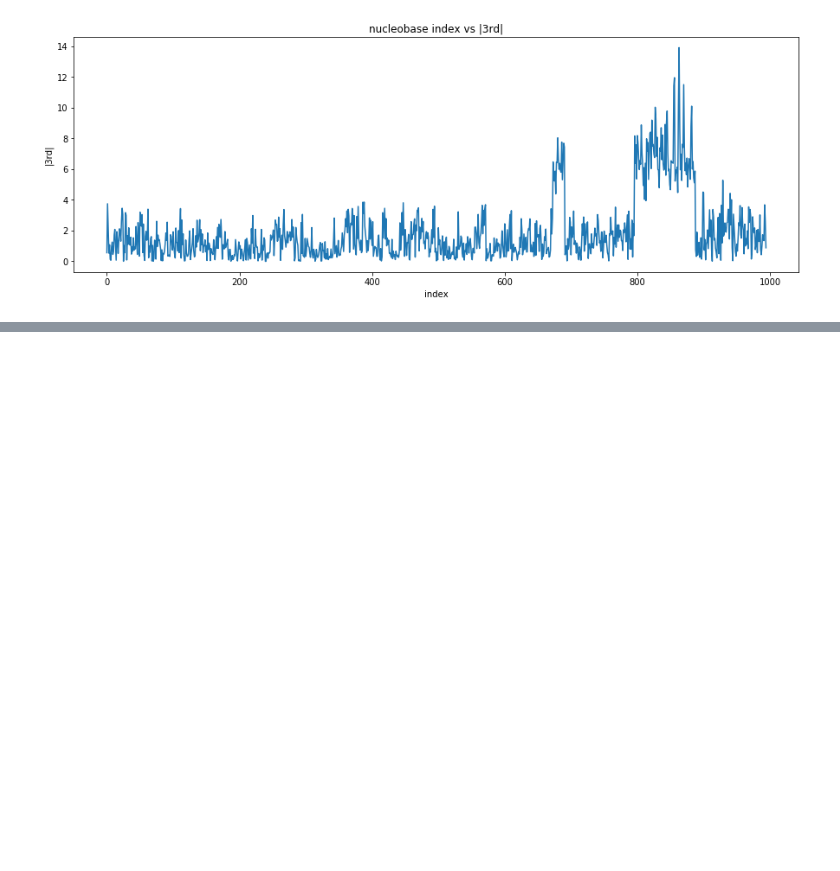
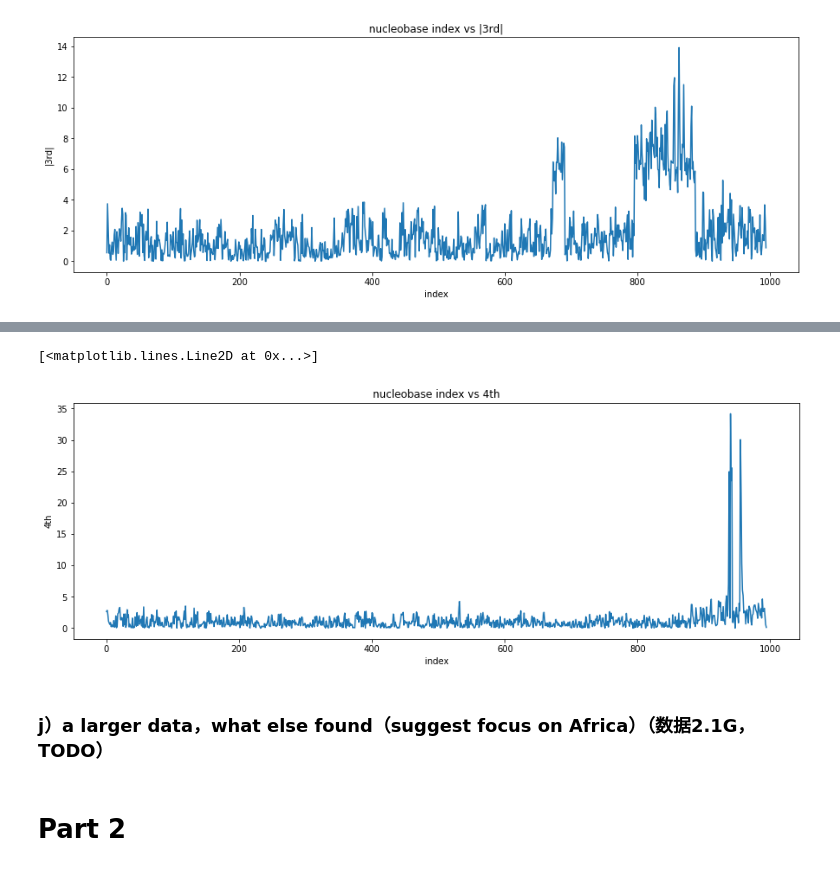
Before and after one commit to Skyraker2016/CS168, a Jupyter notebook: miniproject4/miniproject4.ipynb, the cells around one changed output, grey strips where cells are left out. Drawn from its saved outputs; the diff is of its cells as text; code cells hidden in the pictures; blank space fills up the shorter version.

Commit message:
code for Part1 without j

```diff
--- a/miniproject4/miniproject4.ipynb
+++ b/miniproject4/miniproject4.ipynb
@@ -128,0 +198,13 @@ plt.plot(range(len(X_3)), np.abs(X_3[:,1]))
+# %%
+plt.figure(figsize=(15,5))
+plt.title("nucleobase index vs 4th")
+plt.xlabel('index')
+plt.ylabel('4th')
+plt.plot(range(len(X_4)), np.abs(X_4[:,1]))
+# %% [output]
+[<matplotlib.lines.Line2D at 0x...>]
+[figure, added]
+# %% [markdown]
+### j）a larger data，what else found（suggest focus on Africa）（数据2.1G，TODO）
+# %% [markdown]
+# Part 2
```
Also changed, not shown: parts of 11 cells of this notebook.
